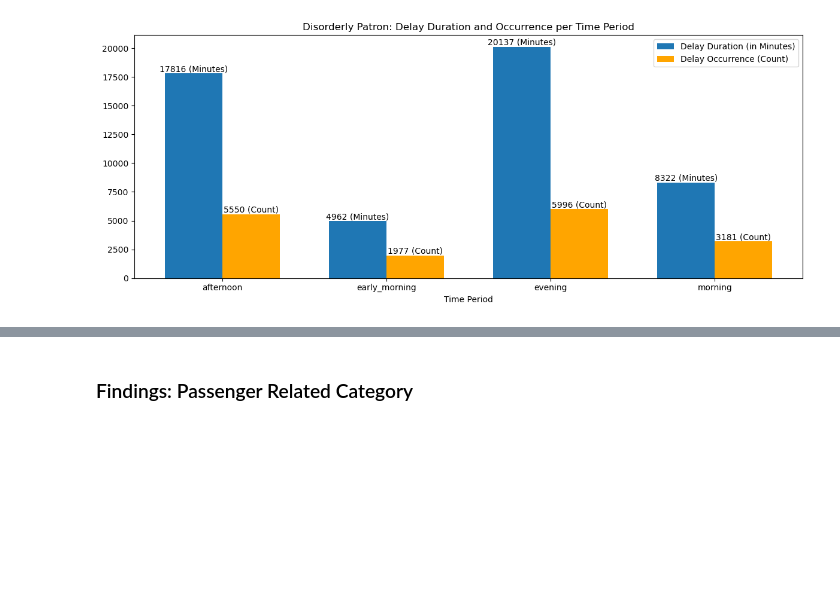
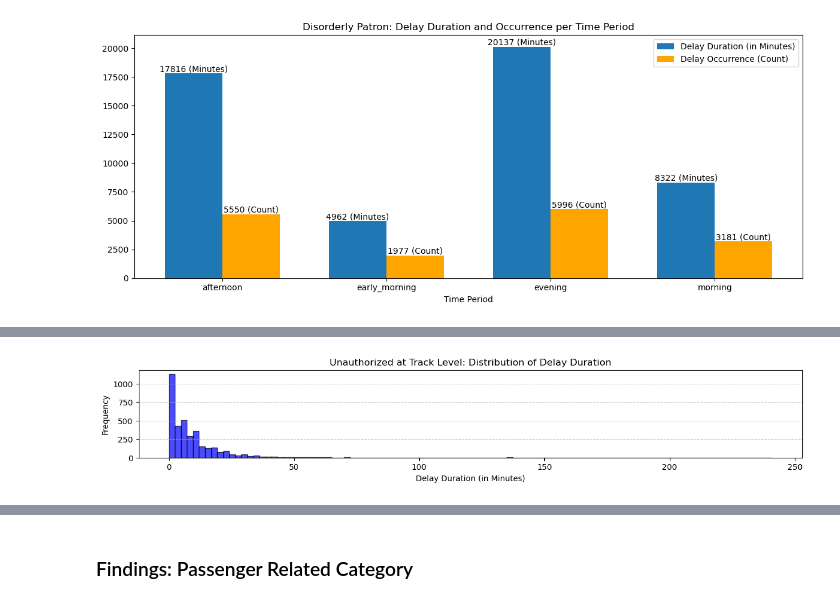
Before and after one commit to emem83/TTC-Delay-Dataset, a Jupyter notebook: TTC_Delay_Dataset_EDA.ipynb, the cells around one changed output, grey strips where cells are left out. Saved outputs shown, nothing was run; the diff lists cells and outputs as text; code cells hidden in the pictures; blank space fills up the shorter version.

```diff
--- a/TTC_Delay_Dataset_EDA.ipynb
+++ b/TTC_Delay_Dataset_EDA.ipynb
@@ -507,0 +571,14 @@ plt.show()
+# %%
+plt.figure(figsize = (15, 2))
+plt.hist(Unauthorized_at_Track_Level['Min Delay'],
+             bins = 100,
+             color = 'blue',
+             edgecolor = 'black',
+             alpha = 0.7)
+plt.title('Unauthorized at Track Level: Distribution of Delay Duration')
+plt.xlabel('Delay Duration (in Minutes)')
+plt.ylabel('Frequency')
+plt.grid(axis = 'y', linestyle = '--', alpha = 0.7)
+plt.show()
+# %% [output]
+[figure, added]
```
Also changed, not shown: parts of 19 cells of this notebook.
